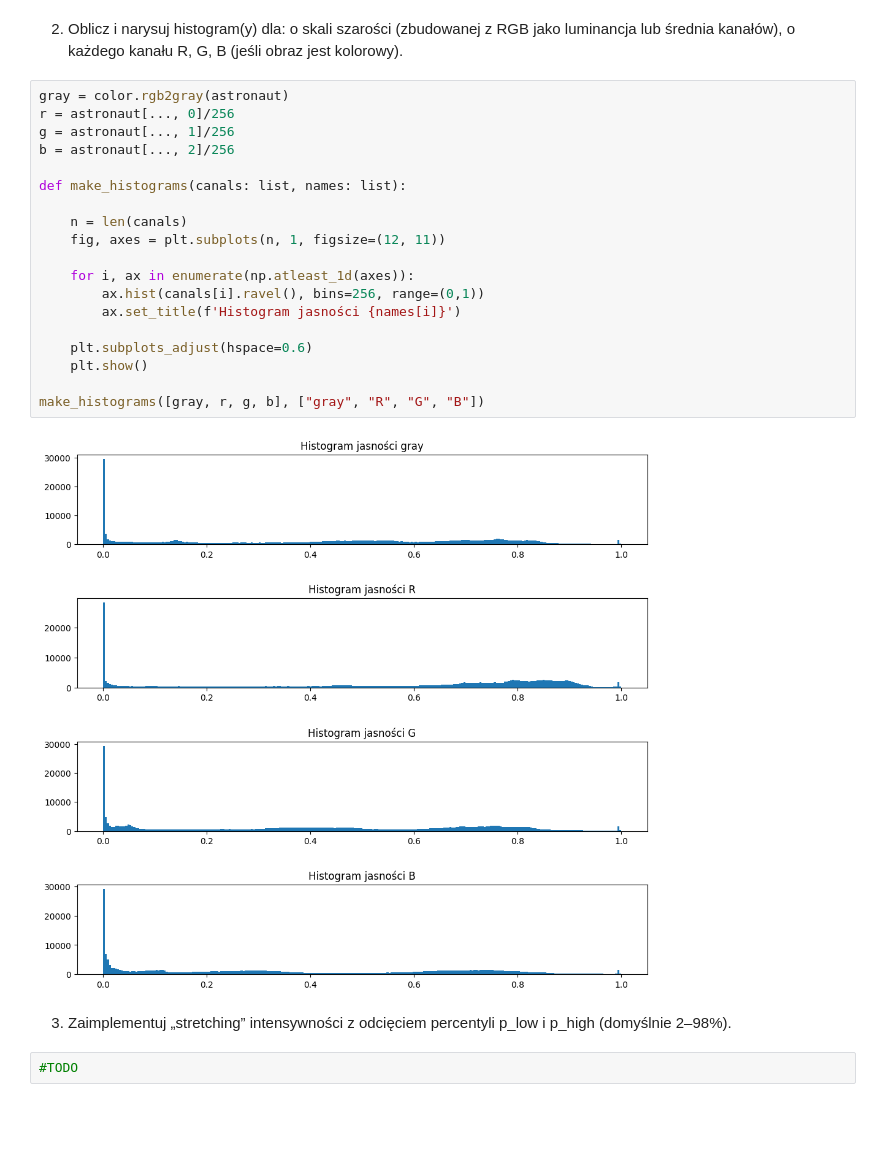
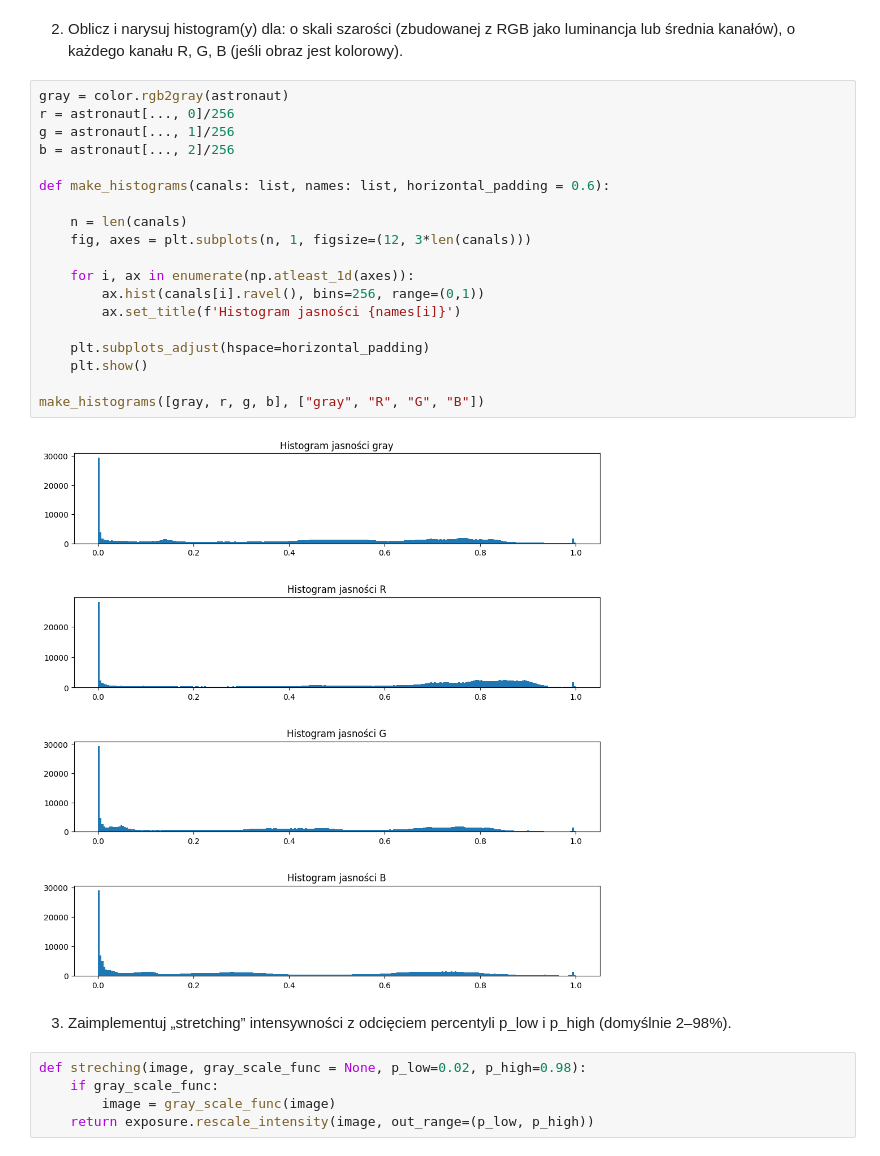
Before and after one commit to AdrianGlanowski/Przetwarzanie_i_analiza_obrazow, a Jupyter notebook: lab1/Lab1_praktyka.ipynb, the cells around one changed output. Drawn from its saved outputs; the diff is of its cells as text; blank space fills up the shorter version.

```diff
--- a/lab1/Lab1_praktyka.ipynb
+++ b/lab1/Lab1_praktyka.ipynb
@@ -64,26 +64,29 @@ o każdego kanału R, G, B (jeśli obraz jest kolorowy).
 # %%
 gray = color.rgb2gray(astronaut)
 r = astronaut[..., 0]/256
 g = astronaut[..., 1]/256
 b = astronaut[..., 2]/256
 
-def make_histograms(canals: list, names: list):
+def make_histograms(canals: list, names: list, horizontal_padding = 0.6):
 
     n = len(canals)
-    fig, axes = plt.subplots(n, 1, figsize=(12, 11))
+    fig, axes = plt.subplots(n, 1, figsize=(12, 3*len(canals)))
 
     for i, ax in enumerate(np.atleast_1d(axes)):
         ax.hist(canals[i].ravel(), bins=256, range=(0,1))
         ax.set_title(f'Histogram jasności {names[i]}')
 
-    plt.subplots_adjust(hspace=0.6)
+    plt.subplots_adjust(hspace=horizontal_padding)
     plt.show()
 
 make_histograms([gray, r, g, b], ["gray", "R", "G", "B"])
 # %% [output]
-[figure, old version]
+[figure, new version]
 # %% [markdown]
 3. Zaimplementuj „stretching” intensywności z odcięciem percentyli p_low i p_high
 (domyślnie 2–98%).
 # %%
-#TODO
+def streching(image, gray_scale_func = None, p_low=0.02, p_high=0.98):
+    if gray_scale_func:
+        image = gray_scale_func(image)
+    return exposure.rescale_intensity(image, out_range=(p_low, p_high))
```
Also changed, not shown: parts of 10 cells of this notebook.
